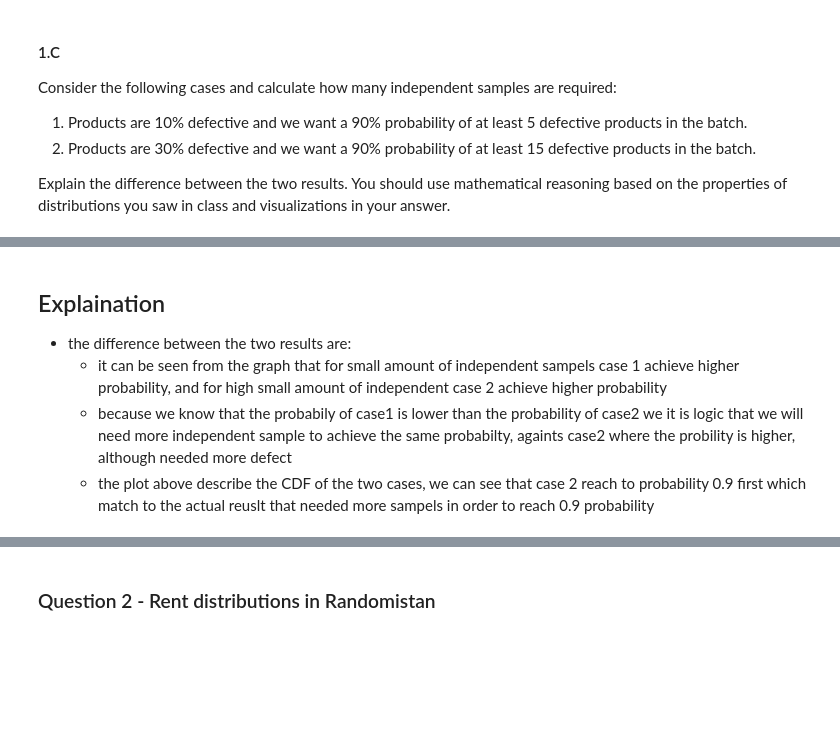
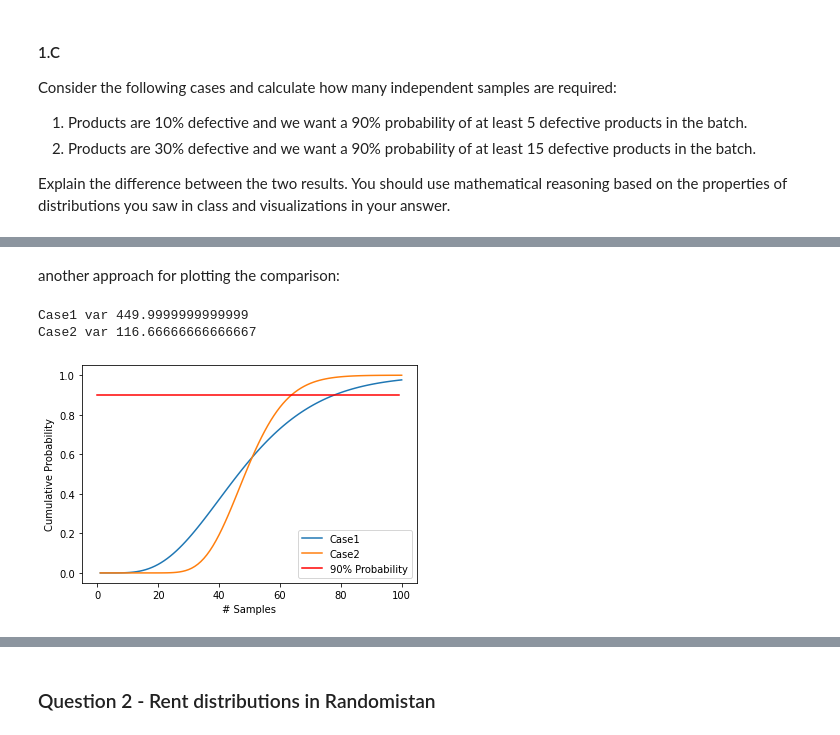
Before and after one commit to RoyR-IDC/StatisticsAndDataAnalysis, a Jupyter notebook: HW1.ipynb, the cells around one changed output, grey strips where cells are left out. Drawn from its saved outputs; the diff is of its cells as text; code cells hidden in the pictures; blank space fills up the shorter version.

Commit message:
All HW Done ! might need final polishing, but all is done

```diff
--- a/HW1.ipynb
+++ b/HW1.ipynb
@@ -188,10 +177,28 @@ The amount of independent samples is 211
-# %% [markdown]
-## Explaination
-* the difference between the two results are:
-    * it can be seen from the graph that for small amount of independent sampels case 1 achieve higher probability,
-      and for high small amount of independent case 2 achieve higher probability
-    * because we know that the probabily of case1 is lower than the probability of case2
-      we it is logic that we will need more independent sample to achieve the same probabilty,
-      againts case2 where the probility is higher, although needed more defect
-    * the plot above describe the CDF of the two cases, we can see that case 2 reach to probability
-      0.9 first which match to the actual reuslt that needed more sampels in order to reach 0.9 probability
+# %% [markdown]
+another approach for plotting the comparison:
+# %%
+from scipy.stats import nbinom
+
+Case1 = nbinom(5, 0.1, loc=5)
+Case2 = nbinom(15, 0.3, loc=15)
+
+print(f'Case1 var {Case1.var()}')
+print(f'Case2 var {Case2.var()}')
+
+number_of_samples = range(1,101)
+
+Case1_cdf_values = [Case1.cdf(num) for num in number_of_samples]
+Case2_cdf_values = [Case2.cdf(num) for num in number_of_samples]
+
+plt.figure()
+plt.plot(number_of_samples, Case1_cdf_values, label='Case1')
+plt.plot(number_of_samples, Case2_cdf_values, label='Case2')
+plt.plot(np.arange(0,100),100*[0.9] , 'r', label='90% Probability')
+plt.ylabel('Cumulative Probability')
+plt.xlabel('# Samples')
+plt.legend()
+plt.show()
+# %% [output]
+Case1 var 449.9999999999999
+Case2 var 116.66666666666667
+[figure, added]
```
Also changed, not shown: parts of 41 cells of this notebook.
